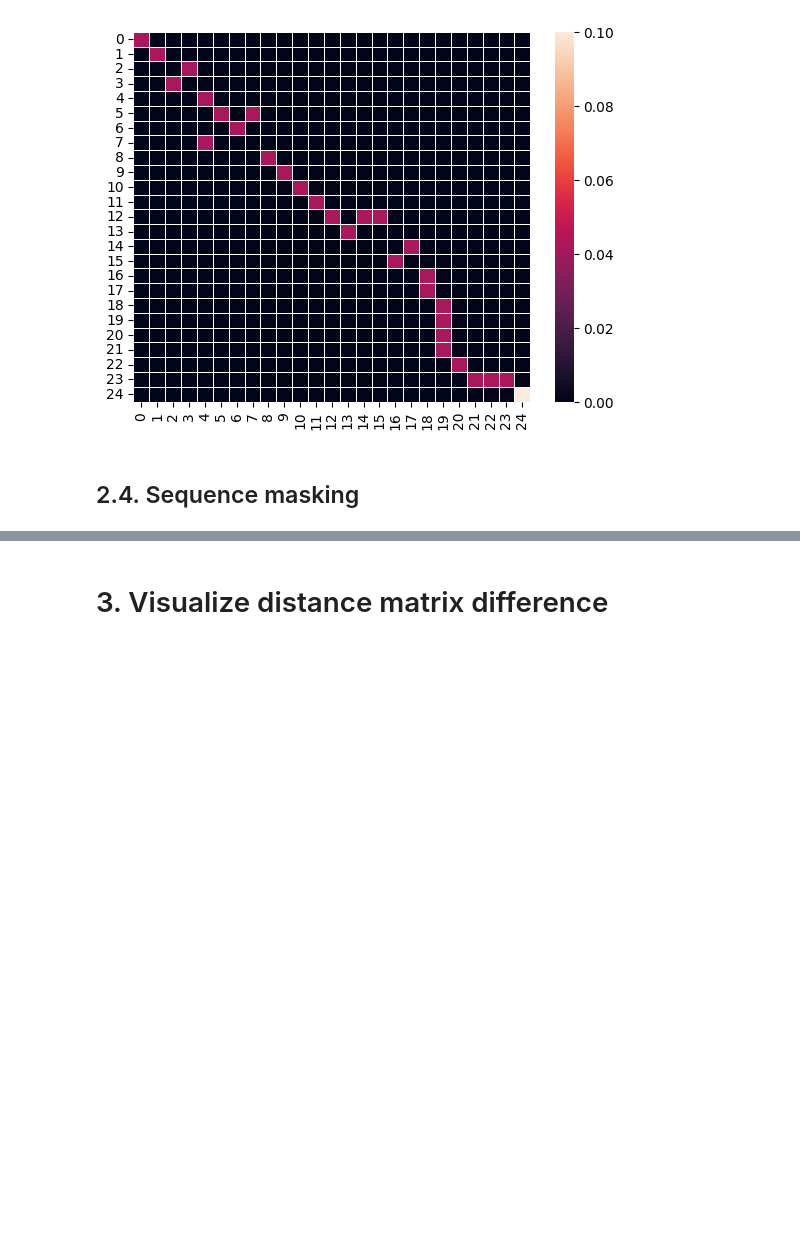
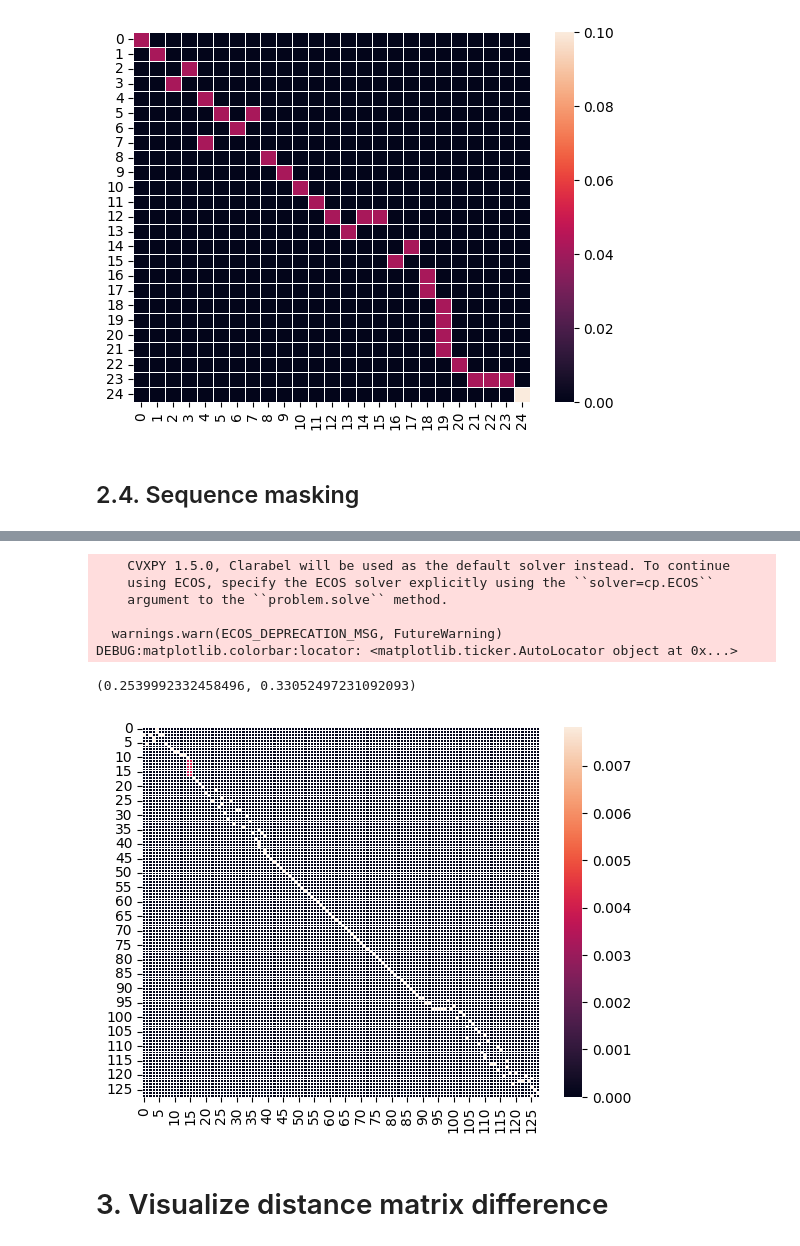
Before and after one commit to hanahhh/WTK-distance, a Jupyter notebook: examples/knn_mask_map_metric_test.ipynb, the cells around one changed output, grey strips where cells are left out. Saved outputs shown, nothing was run; the diff lists cells and outputs as text; code cells hidden in the pictures; blank space fills up the shorter version.

```diff
--- a/examples/knn_mask_map_metric_test.ipynb
+++ b/examples/knn_mask_map_metric_test.ipynb
@@ -137,3 +147,17 @@ DEBUG:matplotlib.colorbar:locator: <matplotlib.ticker.AutoLocator object at 0x..
+# %%
+start_time = time.time()
+pi_wtk, cost_wtk = masking_map(xs, xt, lamb=5,plot=True)
+end_time = time.time()
+end_time - start_time, cost_wtk
+# %% [output]
+    CVXPY 1.5.0, Clarabel will be used as the default solver instead. To continue
+    using ECOS, specify the ECOS solver explicitly using the ``solver=cp.ECOS``
+    argument to the ``problem.solve`` method.
+
+  warnings.warn(ECOS_DEPRECATION_MSG, FutureWarning)
+DEBUG:matplotlib.colorbar:locator: <matplotlib.ticker.AutoLocator object at 0x...>
+(0.2539992332458496, 0.33052497231092093)
+[figure, added]
 # %% [markdown]
 # 3. Visualize distance matrix difference
 # %%
```
Also changed, not shown: parts of 3 cells of this notebook, 7 other files.
